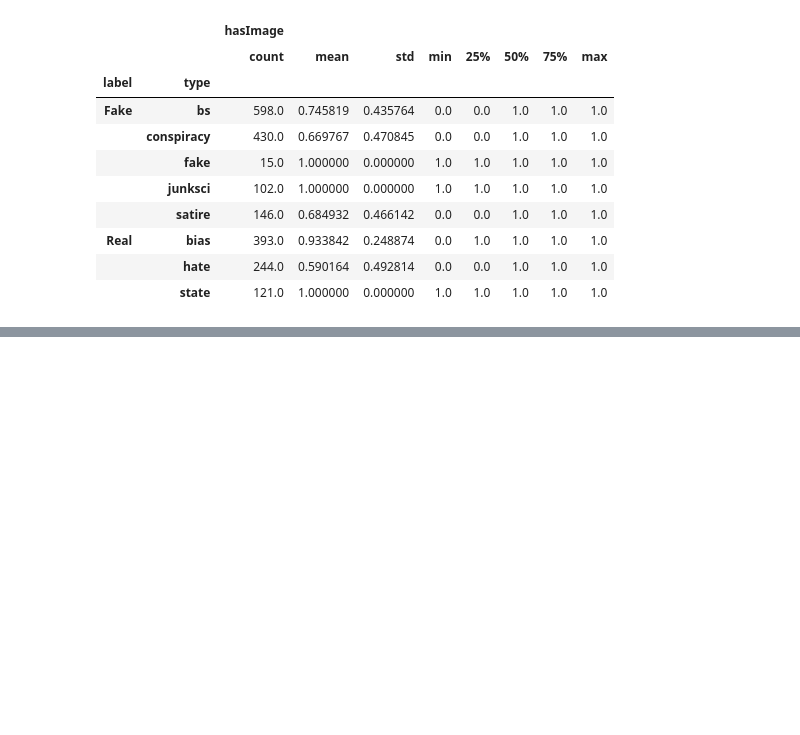
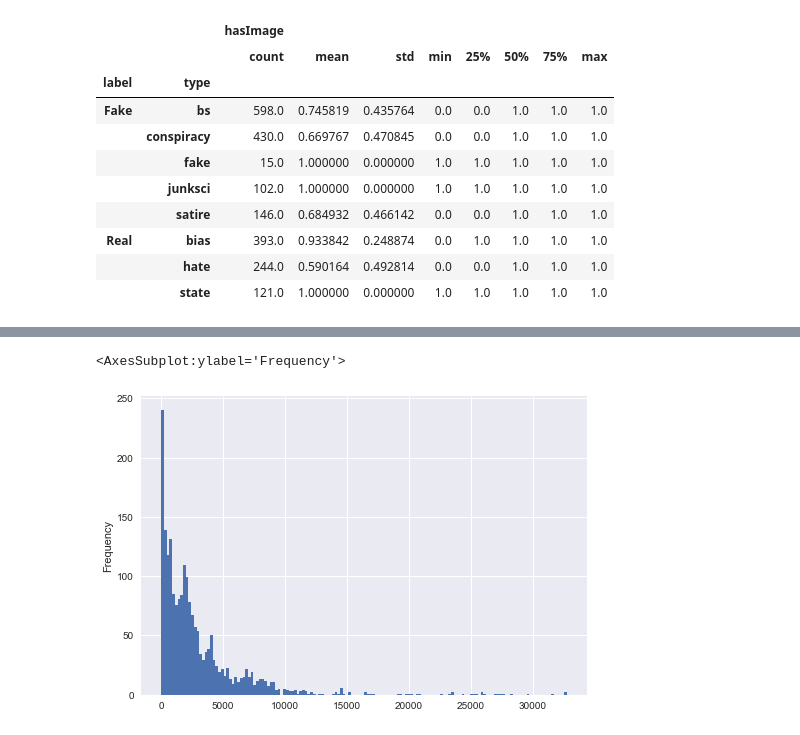
Before and after one commit to ayg15/fake-news-detection, a Jupyter notebook: Fake News Detection.ipynb, the cells around one changed output, grey strips where cells are left out. Saved outputs shown, nothing was run; the diff lists cells and outputs as text; code cells hidden in the pictures; blank space fills up the shorter version.

```diff
--- a/Fake News Detection.ipynb
+++ b/Fake News Detection.ipynb
@@ -360,0 +375,5 @@ news_df.groupby(['label','type']).describe()
+# %%
+news_df['text'].apply(len).plot(kind='hist', bins=150)
+# %% [output]
+<AxesSubplot:ylabel='Frequency'>
+[figure, added]
```
Also changed, not shown: parts of 5 cells of this notebook.
